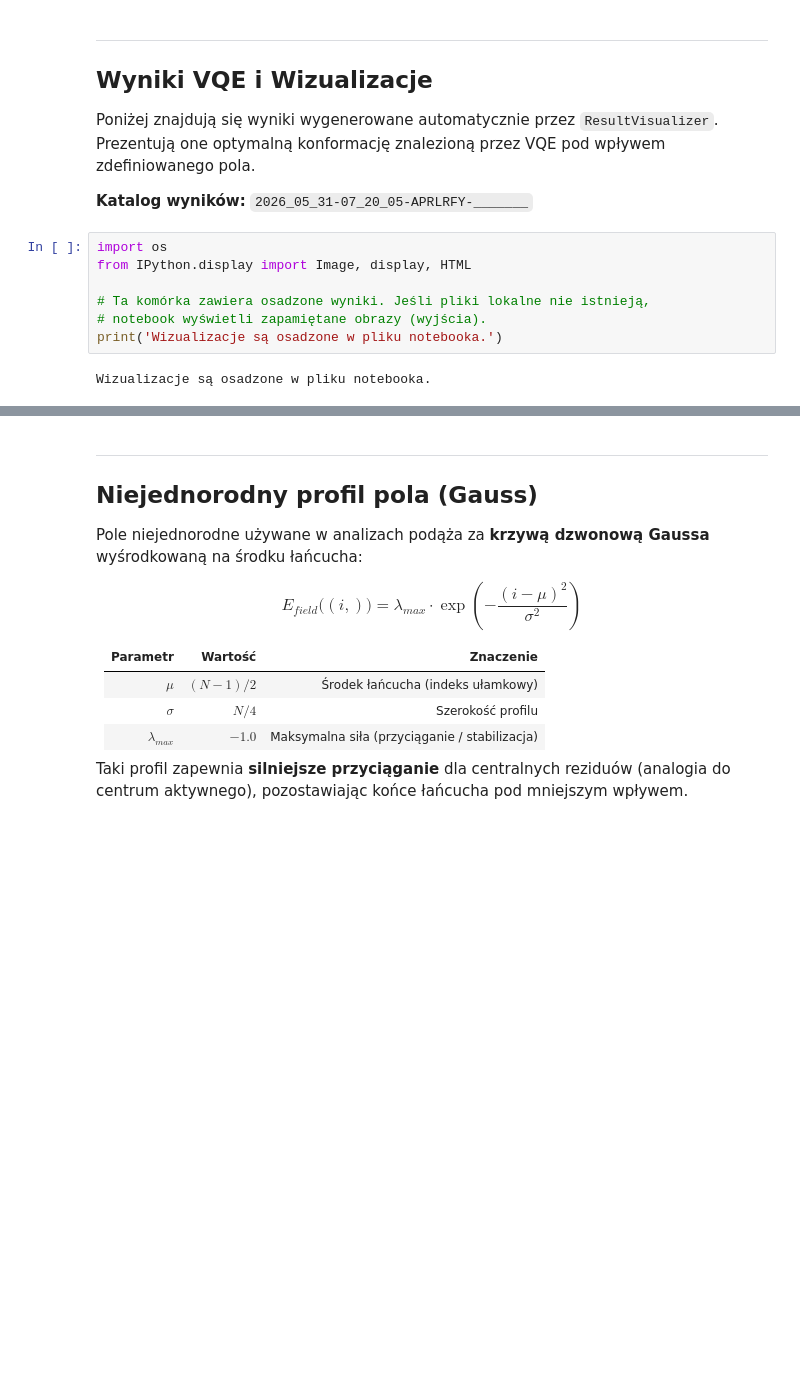
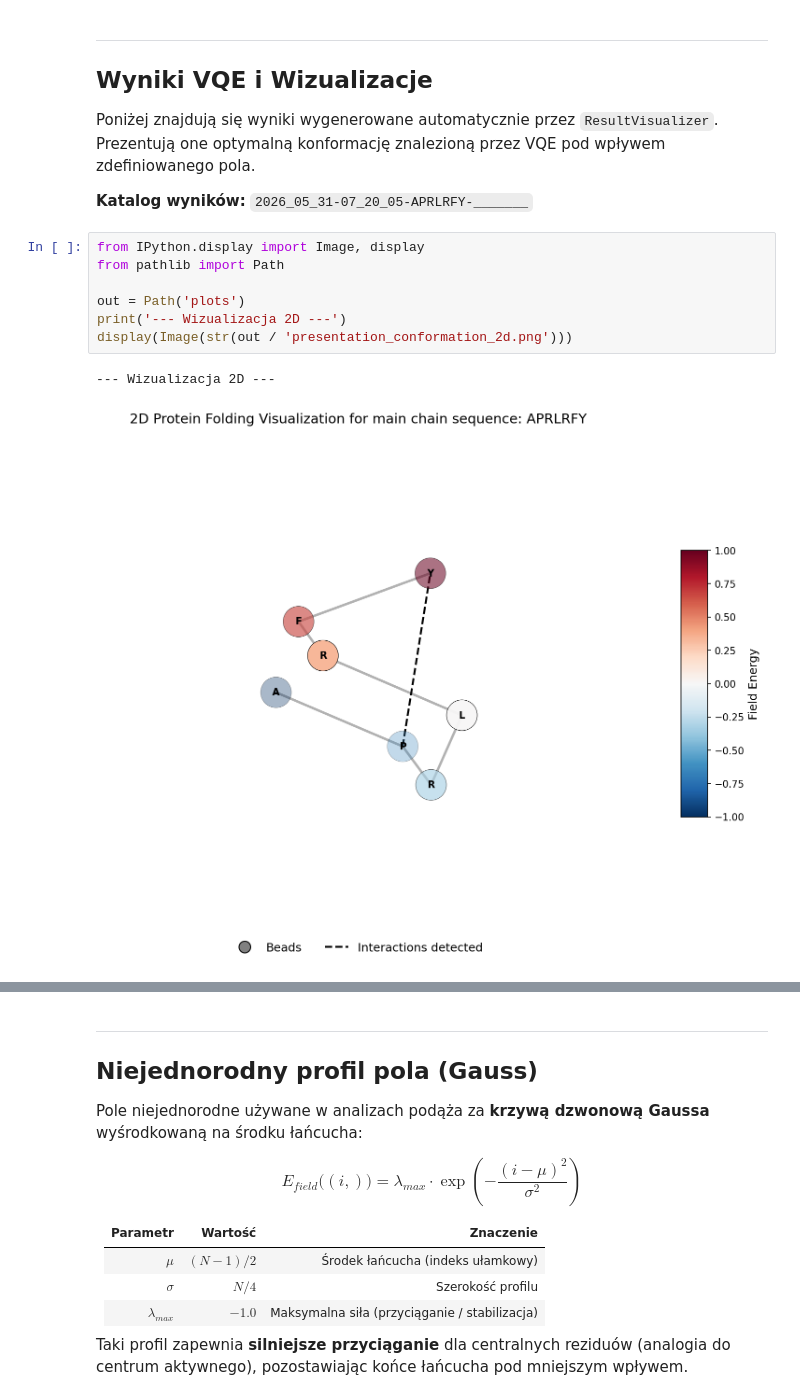
Before and after one commit to QFold-Thesis/quantum-protein-folding, a Jupyter notebook: docs/field_extension_presentation.ipynb, the cells around one changed output, grey strips where cells are left out. Drawn from its saved outputs; the diff is of its cells as text; blank space fills up the shorter version.

```diff
--- a/docs/field_extension_presentation.ipynb
+++ b/docs/field_extension_presentation.ipynb
@@ -450,14 +445,15 @@ Poniżej znajdują się wyniki wygenerowane automatycznie przez `ResultVisualize
 
 **Katalog wyników:** `2026_05_31-07_20_05-APRLRFY-_______`
 # %%
-import os
-from IPython.display import Image, display, HTML
+from IPython.display import Image, display
+from pathlib import Path
 
-# Ta komórka zawiera osadzone wyniki. Jeśli pliki lokalne nie istnieją,
-# notebook wyświetli zapamiętane obrazy (wyjścia).
-print('Wizualizacje są osadzone w pliku notebooka.')
+out = Path('plots')
+print('--- Wizualizacja 2D ---')
+display(Image(str(out / 'presentation_conformation_2d.png')))
 # %% [output]
-Wizualizacje są osadzone w pliku notebooka.
+--- Wizualizacja 2D ---
+[figure, added]
 # %%
 out = Path('plots')
 out.mkdir(exist_ok=True)
```
Also changed, not shown: parts of 8 cells of this notebook.
